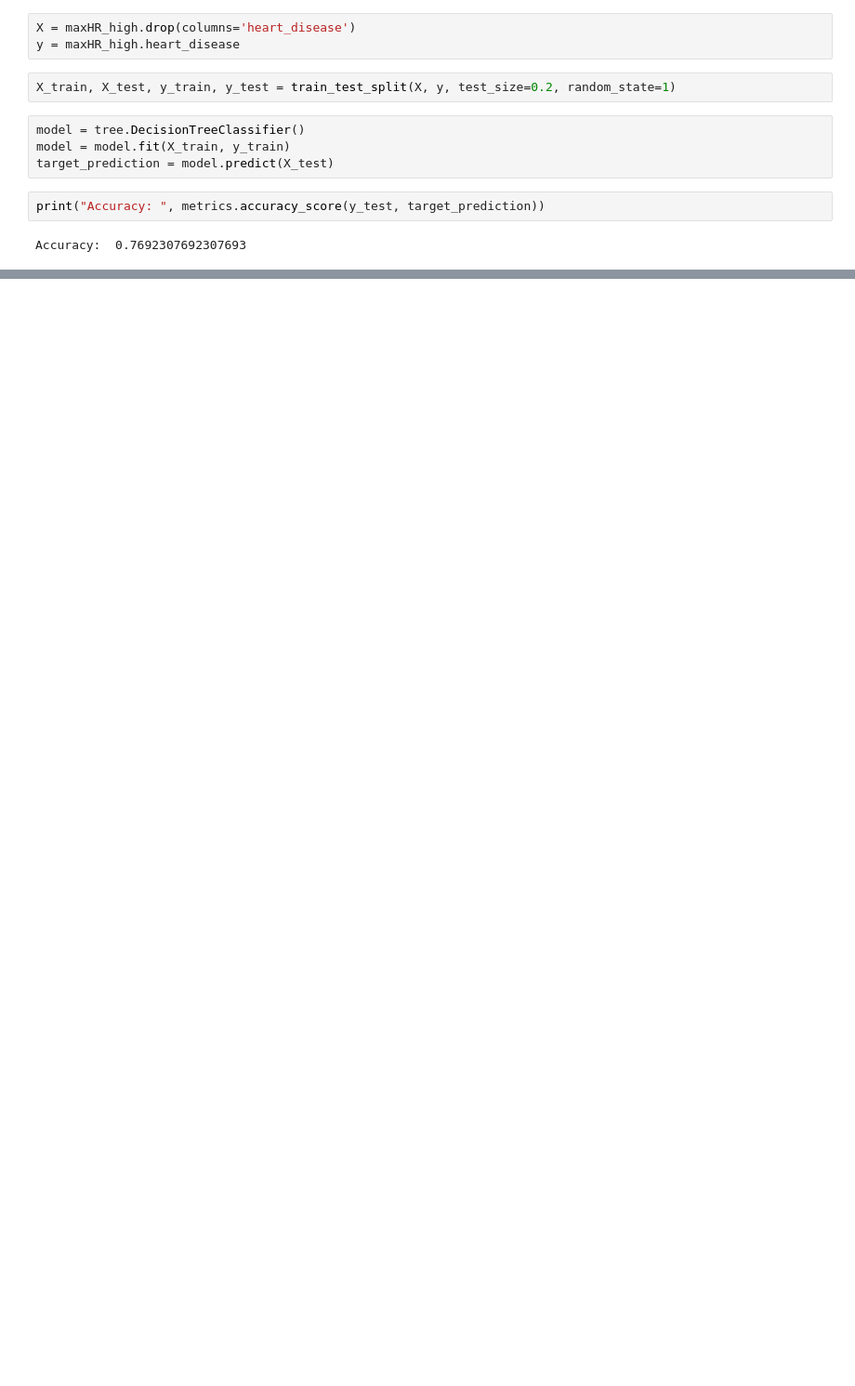
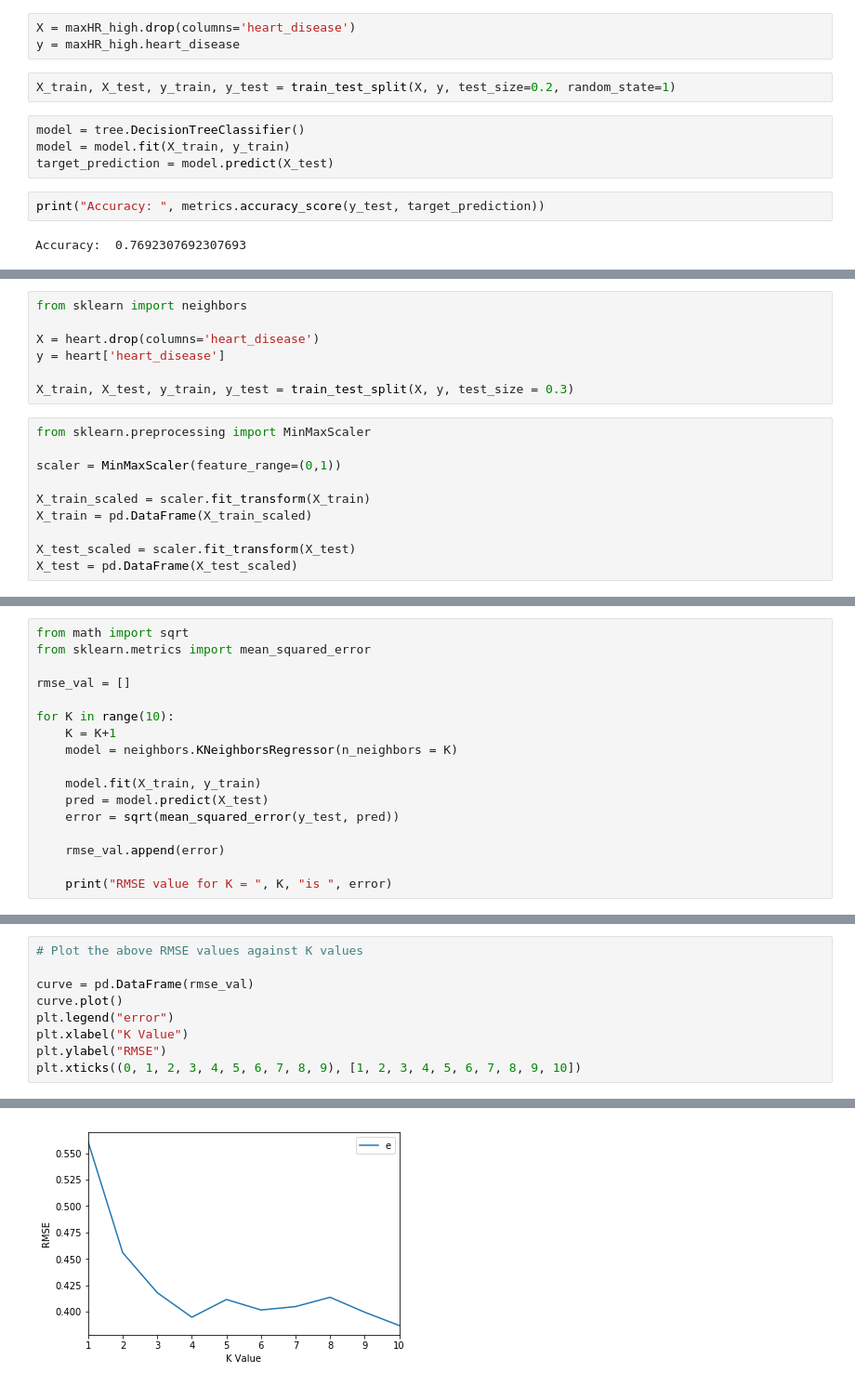
Before and after one commit to ljsauer/LaunchCode, a Jupyter notebook: Final Project - Model/Heart_Disease_Model.ipynb, the cells around one changed output, grey strips where cells are left out. Shown at 93% size. Saved outputs shown, nothing was run; the diff lists cells and outputs as text; blank space fills up the shorter version.

```diff
--- a/Final Project - Model/Heart_Disease_Model.ipynb
+++ b/Final Project - Model/Heart_Disease_Model.ipynb
@@ -77,0 +207,17 @@ Accuracy:  0.7692307692307693
+# %%
+from sklearn import neighbors
+
+X = heart.drop(columns='heart_disease')
+y = heart['heart_disease']
+
+X_train, X_test, y_train, y_test = train_test_split(X, y, test_size = 0.3)
+# %%
+from sklearn.preprocessing import MinMaxScaler
+
+scaler = MinMaxScaler(feature_range=(0,1))
+
+X_train_scaled = scaler.fit_transform(X_train)
+X_train = pd.DataFrame(X_train_scaled)
+
+X_test_scaled = scaler.fit_transform(X_test)
+X_test = pd.DataFrame(X_test_scaled)
@@ -77,0 +242,17 @@ Accuracy:  0.7692307692307693
+# %%
+from math import sqrt
+from sklearn.metrics import mean_squared_error
+
+rmse_val = []
+
+for K in range(10):
+    K = K+1
+    model = neighbors.KNeighborsRegressor(n_neighbors = K)
+
+    model.fit(X_train, y_train)
+    pred = model.predict(X_test)
+    error = sqrt(mean_squared_error(y_test, pred))
+
+    rmse_val.append(error)
+
+    print("RMSE value for K = ", K, "is ", error)
@@ -77,0 +270,10 @@ Accuracy:  0.7692307692307693
+# %%
+# Plot the above RMSE values against K values
+
+curve = pd.DataFrame(rmse_val)
+curve.plot()
+plt.legend("error")
+plt.xlabel("K Value")
+plt.ylabel("RMSE")
+plt.xticks((0, 1, 2, 3, 4, 5, 6, 7, 8, 9), [1, 2, 3, 4, 5, 6, 7, 8, 9, 10])
+# %% [output]
@@ -77,0 +291 @@ Accuracy:  0.7692307692307693
+[figure, added]
```
Also changed, not shown: parts of 33 cells of this notebook.
